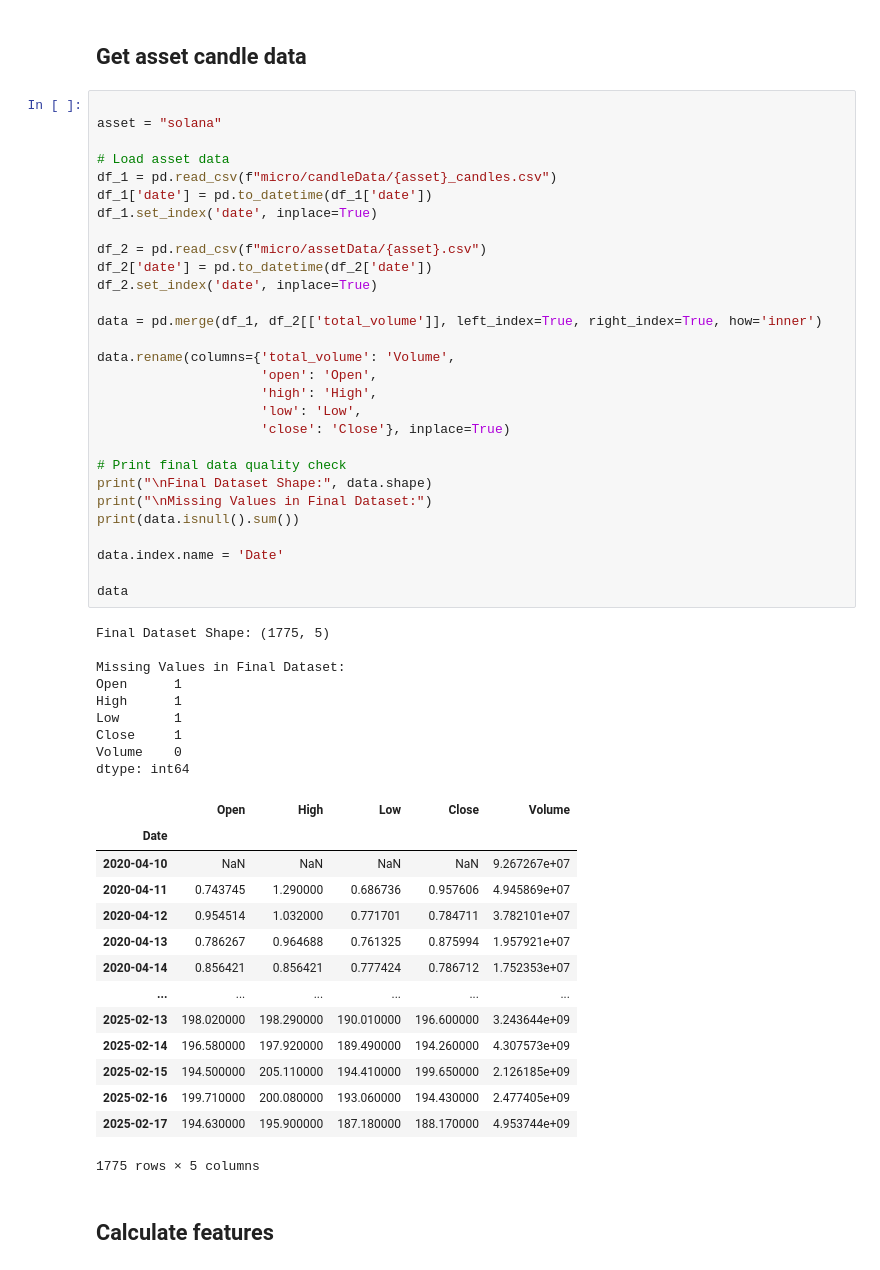
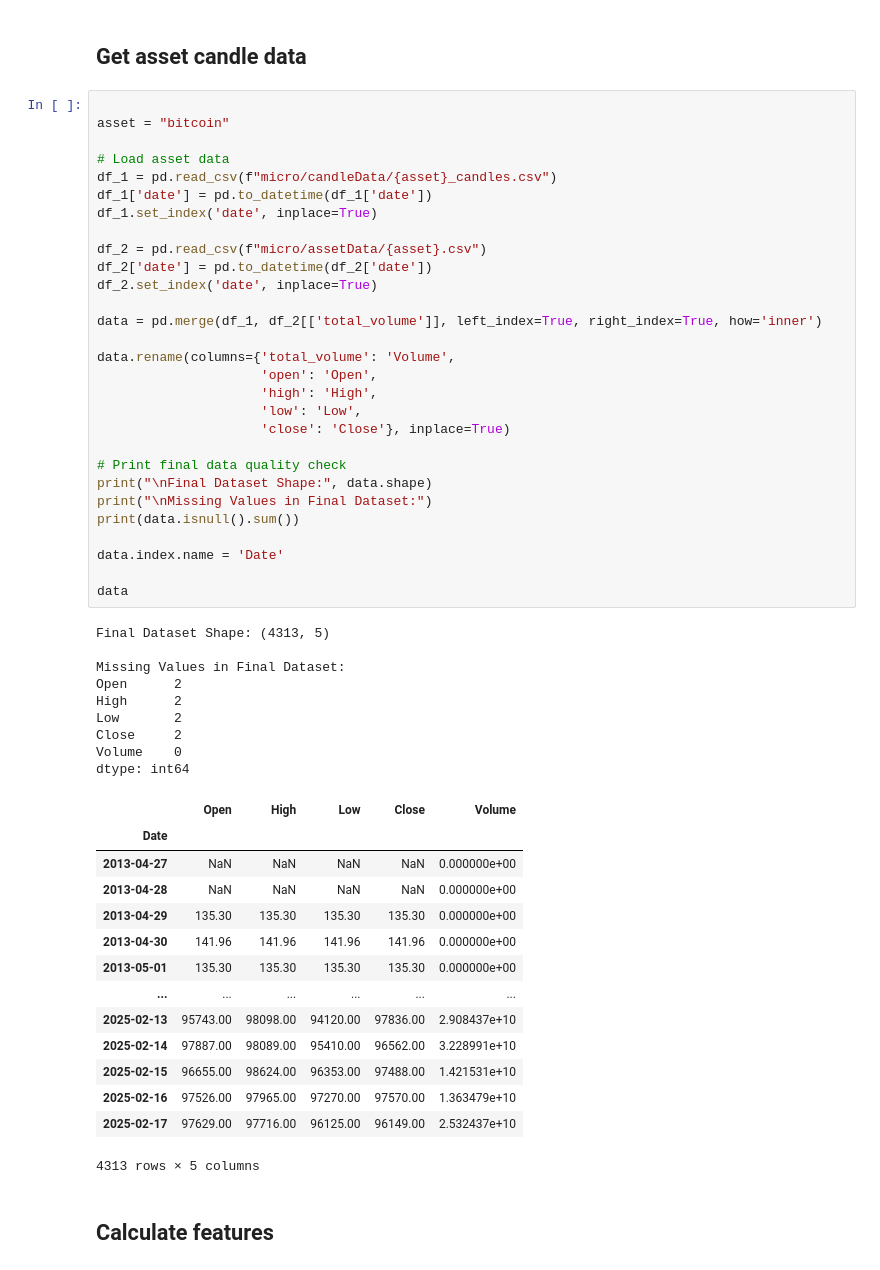
Before and after one commit to GabriellaAM/missioncontrolproject, a Jupyter notebook: ensemble_model_one.ipynb, the cells around one changed output. Cells and saved outputs as stored; diff of their text form.

```diff
--- a/ensemble_model_one.ipynb
+++ b/ensemble_model_one.ipynb
@@ -19,57 +20,57 @@ warnings.filterwarnings("ignore")
 ## Get asset candle data
 # %%
 
-asset = "solana"
+asset = "bitcoin"
 
 # Load asset data
 df_1 = pd.read_csv(f"micro/candleData/{asset}_candles.csv")
 df_1['date'] = pd.to_datetime(df_1['date'])
 df_1.set_index('date', inplace=True)
 
 df_2 = pd.read_csv(f"micro/assetData/{asset}.csv")
 df_2['date'] = pd.to_datetime(df_2['date'])
 df_2.set_index('date', inplace=True)
 
 data = pd.merge(df_1, df_2[['total_volume']], left_index=True, right_index=True, how='inner')
 
 data.rename(columns={'total_volume': 'Volume',
                      'open': 'Open',
                      'high': 'High',
                      'low': 'Low',
                      'close': 'Close'}, inplace=True)
 
 # Print final data quality check
 print("\nFinal Dataset Shape:", data.shape)
 print("\nMissing Values in Final Dataset:")
 print(data.isnull().sum())
 
 data.index.name = 'Date'
 
 data
 # %% [output]
-Final Dataset Shape: (1775, 5)
+Final Dataset Shape: (4313, 5)
 
 Missing Values in Final Dataset:
-Open      1
-High      1
-Low       1
-Close     1
+Open      2
+High      2
+Low       2
+Close     2
 Volume    0
 dtype: int64
 |  | Open | High | Low | Close | Volume |
 | Date |  |  |  |  |  |
-| 2020-04-10 | NaN | NaN | NaN | NaN | 9.267267e+07 |
-| 2020-04-11 | 0.743745 | 1.290000 | 0.686736 | 0.957606 | 4.945869e+07 |
-| 2020-04-12 | 0.954514 | 1.032000 | 0.771701 | 0.784711 | 3.782101e+07 |
-| 2020-04-13 | 0.786267 | 0.964688 | 0.761325 | 0.875994 | 1.957921e+07 |
-| 2020-04-14 | 0.856421 | 0.856421 | 0.777424 | 0.786712 | 1.752353e+07 |
+| 2013-04-27 | NaN | NaN | NaN | NaN | 0.000000e+00 |
+| 2013-04-28 | NaN | NaN | NaN | NaN | 0.000000e+00 |
+| 2013-04-29 | 135.30 | 135.30 | 135.30 | 135.30 | 0.000000e+00 |
+| 2013-04-30 | 141.96 | 141.96 | 141.96 | 141.96 | 0.000000e+00 |
+| 2013-05-01 | 135.30 | 135.30 | 135.30 | 135.30 | 0.000000e+00 |
 | ... | ... | ... | ... | ... | ... |
-| 2025-02-13 | 198.020000 | 198.290000 | 190.010000 | 196.600000 | 3.243644e+09 |
-| 2025-02-14 | 196.580000 | 197.920000 | 189.490000 | 194.260000 | 4.307573e+09 |
-| 2025-02-15 | 194.500000 | 205.110000 | 194.410000 | 199.650000 | 2.126185e+09 |
-| 2025-02-16 | 199.710000 | 200.080000 | 193.060000 | 194.430000 | 2.477405e+09 |
-| 2025-02-17 | 194.630000 | 195.900000 | 187.180000 | 188.170000 | 4.953744e+09 |
+| 2025-02-13 | 95743.00 | 98098.00 | 94120.00 | 97836.00 | 2.908437e+10 |
+| 2025-02-14 | 97887.00 | 98089.00 | 95410.00 | 96562.00 | 3.228991e+10 |
+| 2025-02-15 | 96655.00 | 98624.00 | 96353.00 | 97488.00 | 1.421531e+10 |
+| 2025-02-16 | 97526.00 | 97965.00 | 97270.00 | 97570.00 | 1.363479e+10 |
+| 2025-02-17 | 97629.00 | 97716.00 | 96125.00 | 96149.00 | 2.532437e+10 |
-1775 rows × 5 columns
+4313 rows × 5 columns
 # %% [markdown]
 ## Calculate features
 # %% [markdown]
```
Also changed, not shown: parts of 21 cells of this notebook, 16 other files.
